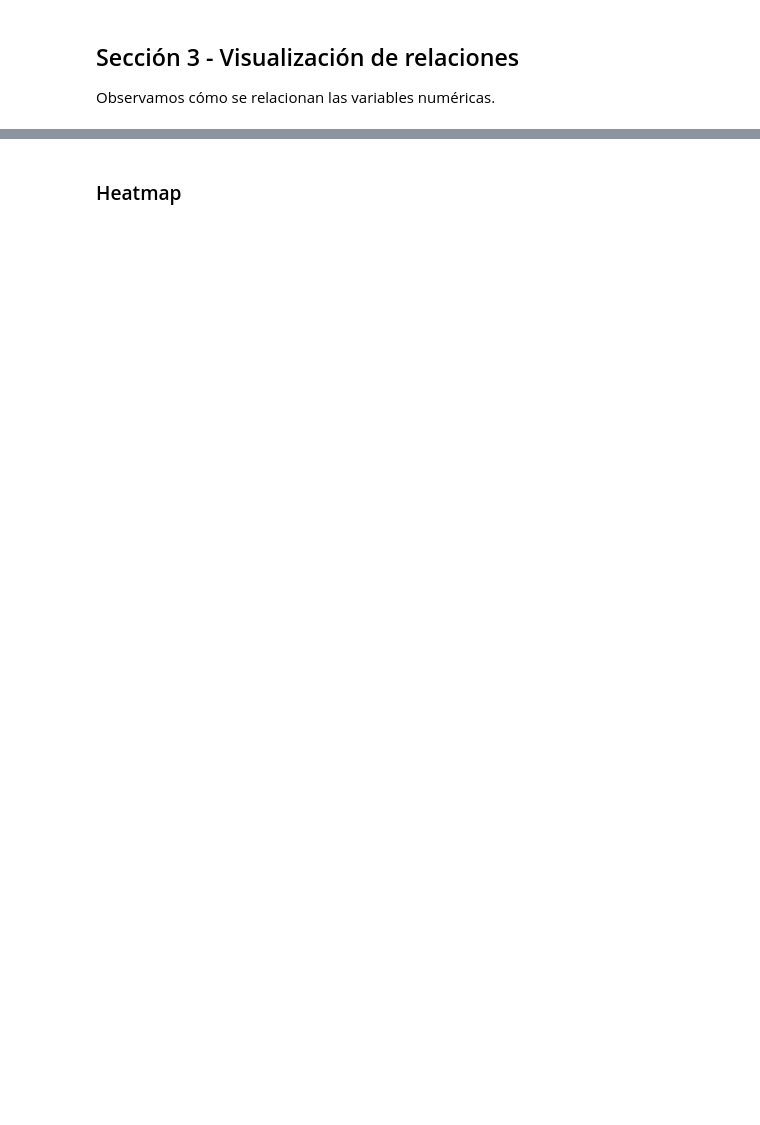
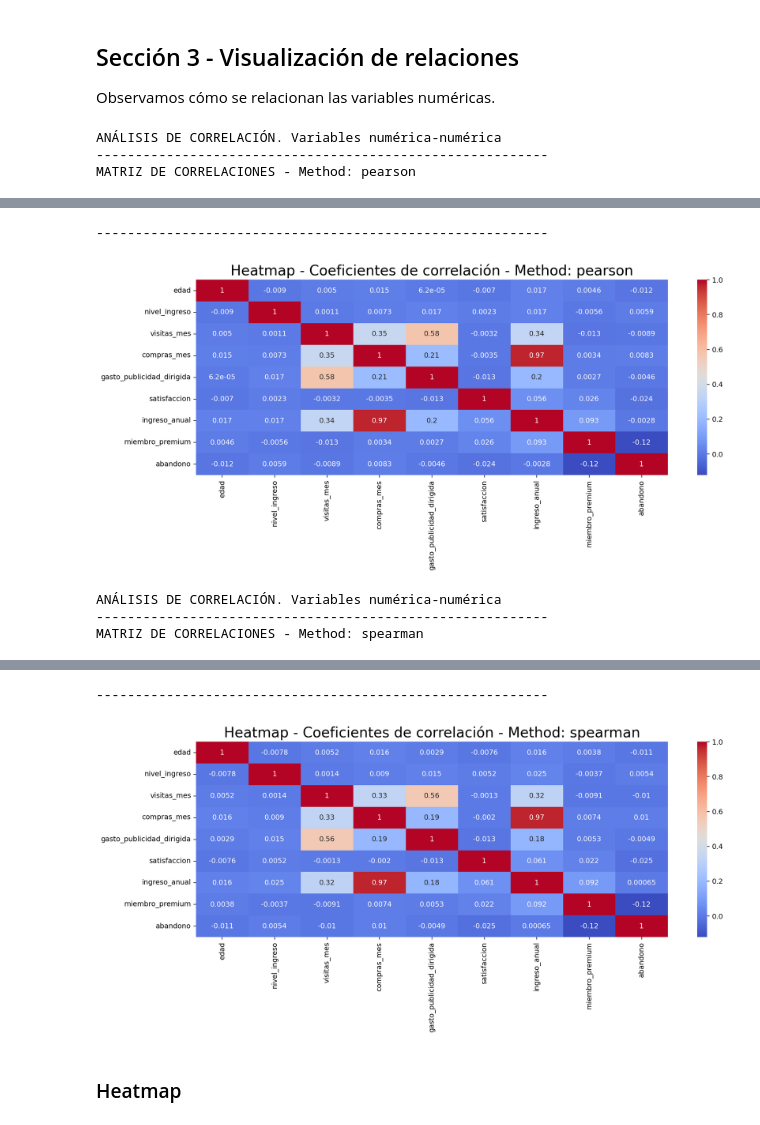
Before and after one commit to FithoGerardo/NovaRetailPlus-E-Commerce-Behavioral-Factors---Correlational-exploratory-analysis., a Jupyter notebook: notebooks/Project-NovaRetail_Gerardo_Olm.ipynb, the cells around one changed output, grey strips where cells are left out. Drawn from its saved outputs; the diff is of its cells as text; code cells hidden in the pictures; blank space fills up the shorter version.

```diff
--- a/notebooks/Project-NovaRetail_Gerardo_Olm.ipynb
+++ b/notebooks/Project-NovaRetail_Gerardo_Olm.ipynb
@@ -125,0 +118,4 @@ Recuerda eliminar este bloque de texto antes de subir el proyecto a tu portafoli
+# %%
+display(dfc['edad'].describe()) # see age range [18 - 75]
+dfc['edad'] = dfc['edad'].astype('int64') # from float to int
+display(dfc['edad'].head(2))
@@ -125,0 +137,8 @@ Recuerda eliminar este bloque de texto antes de subir el proyecto a tu portafoli
+# %%
+col_num = ['edad', 'nivel_ingreso', 'visitas_mes', 'compras_mes',
+       'gasto_publicidad_dirigida', 'satisfaccion', 'ingreso_anual'] # identifying numeric columns
+col_cat = dfc.select_dtypes(include = ['object']).columns # identifying categorical columns
+col_bool = ['miembro_premium', 'abandono'] # identifying boolean columns
+print('col_num:\n', col_num)
+print('\ncol_cat:\n', col_cat)
+print('\ncol_bool:\n', col_bool)
@@ -210,3 +398,36 @@ Este análisis identifica relaciones entre variables o segmentos, pero no prueba
 ## Sección 3 - Visualización de relaciones
 
 Observamos cómo se relacionan las variables numéricas.
+# %%
+def corr_analysis_num(data, cols, corr_method = 'pearson'):
+  # Calcular matriz de correlación
+  corr_matrix = data[cols].corr(method = corr_method)
+  print("ANÁLISIS DE CORRELACIÓN. Variables numérica-numérica")
+  print("----------------------------------------------------------")
+
+  # Tabla
+  print(f"MATRIZ DE CORRELACIONES - Method: {corr_method} ")
+  display(corr_matrix)
+  print("----------------------------------------------------------")
+
+  # Heatmap
+  plt.figure(figsize = (15,5), dpi = 140)
+  sns.heatmap(corr_matrix, annot = True, cmap = 'coolwarm')
+  plt.title(f"Heatmap - Coeficientes de correlación - Method: {corr_method}", fontsize = 20)
+  plt.savefig(f"Heatmap - {corr_method}_method.png",dpi = 140)
+  plt.show()
+
+  # Scatterplot general, Pairplot o diagrama de pares
+  # print("----------------------------------------------------------")
+  # sns.pairplot(data[cols])
+  # plt.title(f"Pairplot - Method: {corr_method}", fontsize = 20)
+  # plt.savefig(f"Pairplot -  {corr_method}_method.png",dpi = 140)
+  # plt.show()
+# %%
+corr_analysis_num(dfc, col_num + col_bool, corr_method = 'pearson')
+print()
+corr_analysis_num(dfc, col_num + col_bool, corr_method = 'spearman')
+# %% [output]
+ANÁLISIS DE CORRELACIÓN. Variables numérica-numérica
+----------------------------------------------------------
+MATRIZ DE CORRELACIONES - Method: pearson
@@ -212,0 +444,5 @@ Observamos cómo se relacionan las variables numéricas.
+----------------------------------------------------------
+[figure, added]
+ANÁLISIS DE CORRELACIÓN. Variables numérica-numérica
+----------------------------------------------------------
+MATRIZ DE CORRELACIONES - Method: spearman
@@ -213,2 +459,4 @@ Observamos cómo se relacionan las variables numéricas.
+----------------------------------------------------------
+[figure, added]
 # %% [markdown]
 ### Heatmap
```
Also changed, not shown: parts of 41 cells of this notebook.
